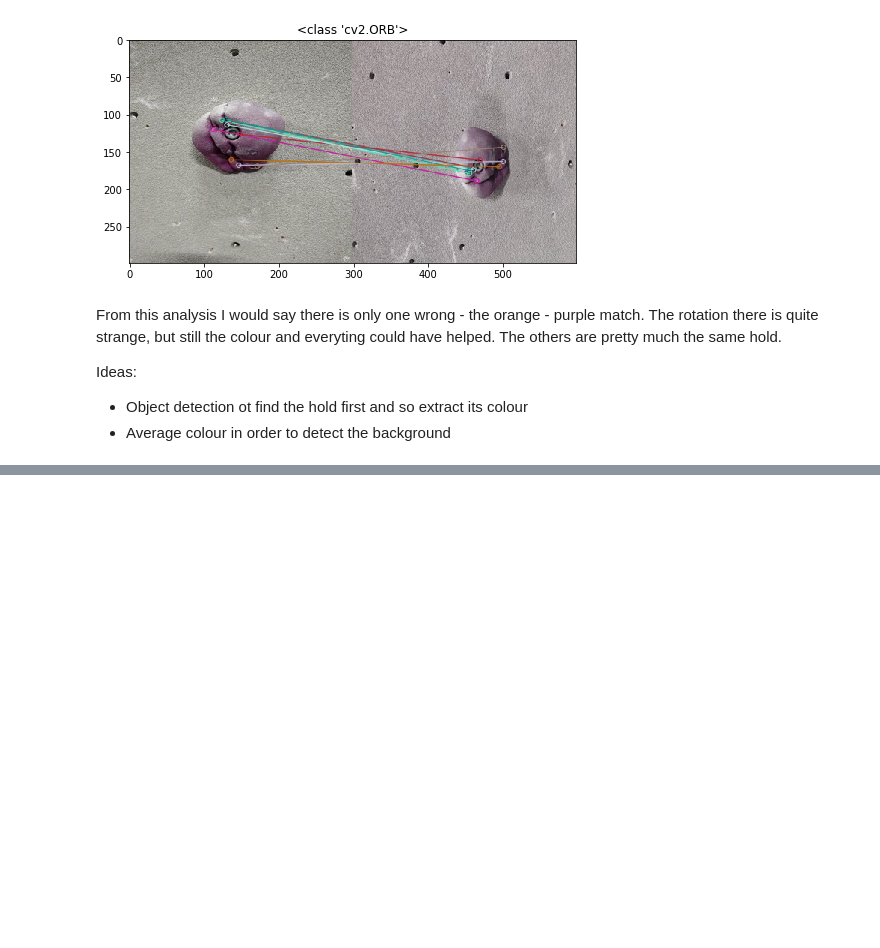
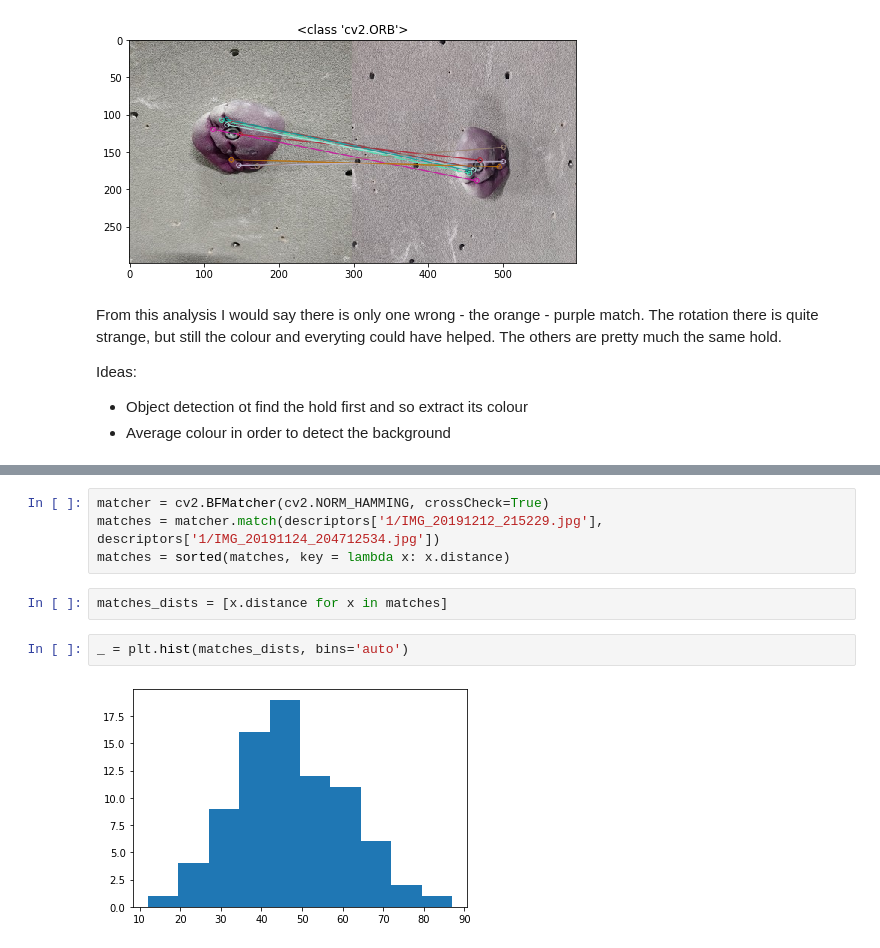
Before and after one commit to andrius-sil/climbicus, a Jupyter notebook: model_training/cbir.ipynb, the cells around one changed output, grey strips where cells are left out. Drawn from its saved outputs; the diff is of its cells as text; blank space fills up the shorter version.

```diff
--- a/model_training/cbir.ipynb
+++ b/model_training/cbir.ipynb
@@ -316,0 +293,10 @@ Ideas:
+# %%
+matcher = cv2.BFMatcher(cv2.NORM_HAMMING, crossCheck=True)
+matches = matcher.match(descriptors['1/IMG_20191212_215229.jpg'], descriptors['1/IMG_20191124_204712534.jpg'])
+matches = sorted(matches, key = lambda x: x.distance)
+# %%
+matches_dists = [x.distance for x in matches]
+# %%
+_ = plt.hist(matches_dists, bins='auto')
+# %% [output]
+[figure, added]
```
Also changed, not shown: parts of 24 cells of this notebook.
